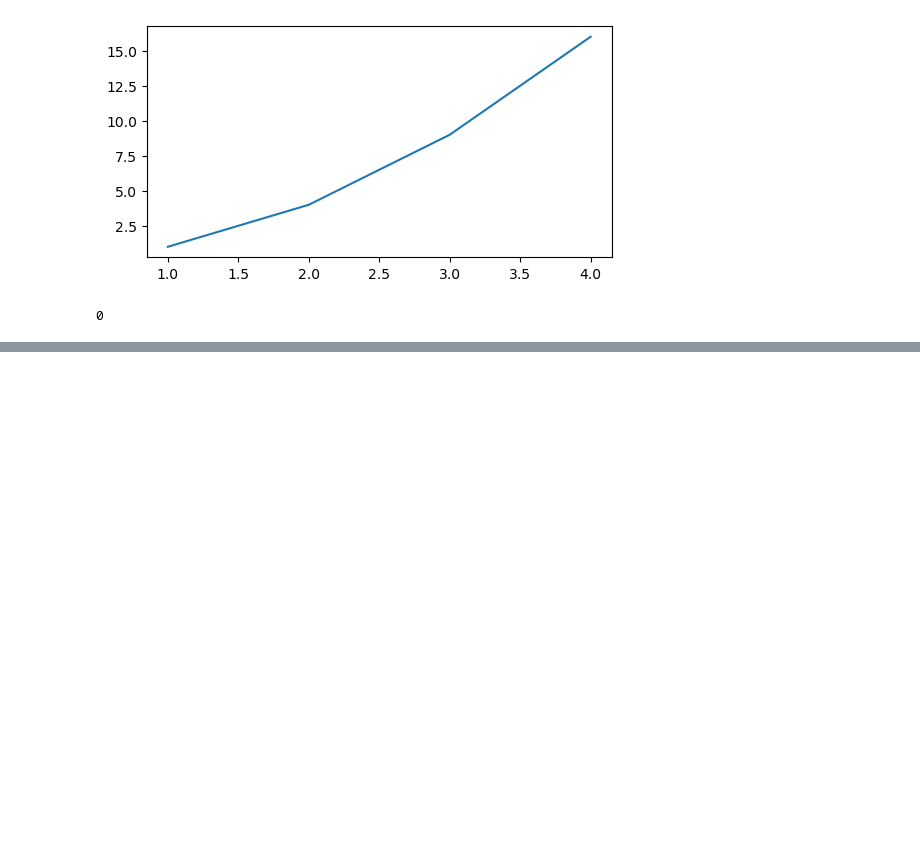
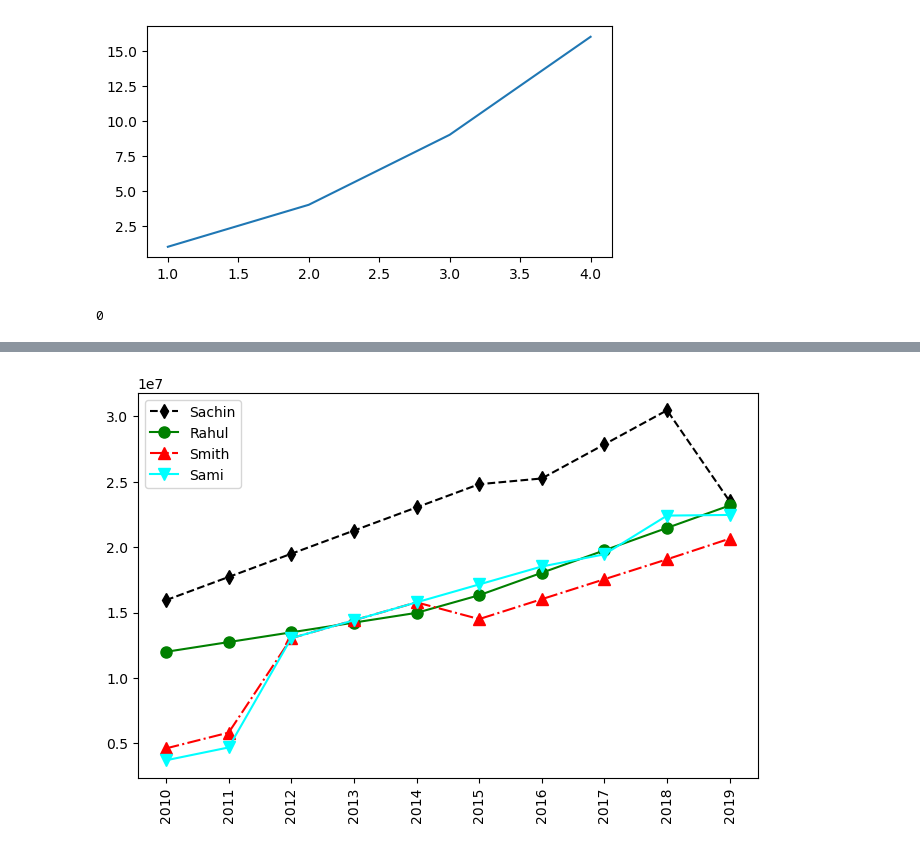
Before and after one commit to jayacpc9/FSDS_Classes, a Jupyter notebook: Python_Workspace/Notebook/BasicCoding_python_05202026_numpy_4.ipynb, the cells around one changed output, grey strips where cells are left out. Drawn from its saved outputs; the diff is of its cells as text; code cells hidden in the pictures; blank space fills up the shorter version.

```diff
--- a/Python_Workspace/Notebook/BasicCoding_python_05202026_numpy_4.ipynb
+++ b/Python_Workspace/Notebook/BasicCoding_python_05202026_numpy_4.ipynb
@@ -237,0 +284,13 @@ Pdict.get('Sachin') # get value of key 'Sachin'
+# %%
+plt.figure(figsize=(8,5))
+
+plt.plot(Salary[0], c='black',ls='--', marker ='d', ms=7, label=Players[0])
+plt.plot(Salary[1], c='green', ls='-', marker ='o', ms=8, label=Players[1])
+plt.plot(Salary[2], c='red', ls='-.', marker ='^', ms=8, label=Players[2])
+plt.plot(Salary[3], c='cyan', ls ='-', marker ='v', ms =8, label =Players[3])
+
+plt.legend()
+plt.xticks(list(range(0,10)),Seasons,rotation='vertical')
+plt.show()
+# %% [output]
+[figure, added]
```
Also changed, not shown: parts of 7 cells of this notebook, 2 other files.
